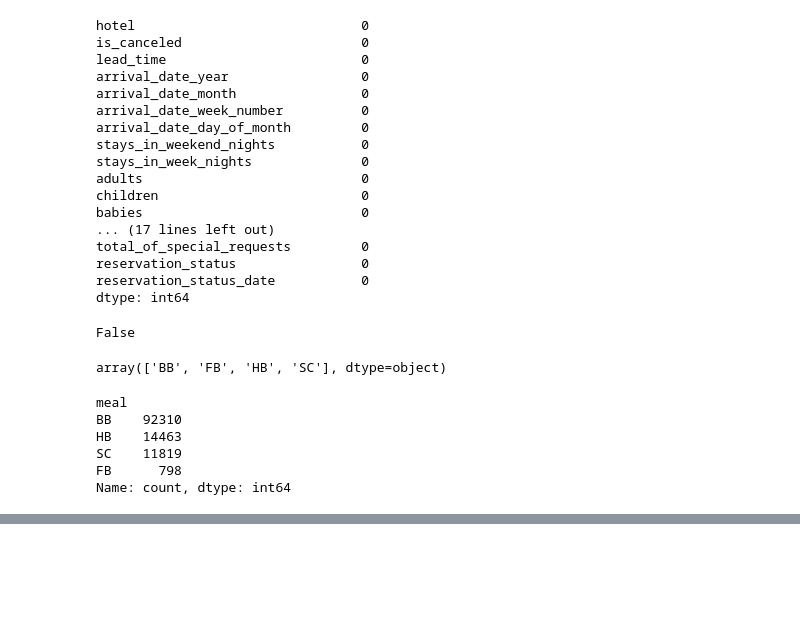
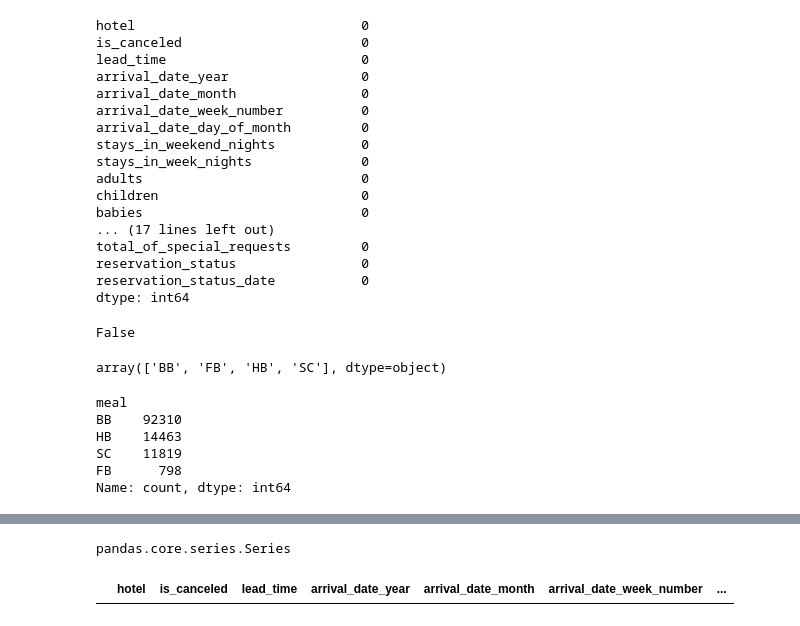
Before and after one commit to abhaygzb15/Hotel_Data_Analytics, a Jupyter notebook: Project1_hotelbookings/Hotel_Bookings_Data_Analytics.ipynb, the cells around one changed output, grey strips where cells are left out. Cells and saved outputs as stored; diff of their text form; code cells hidden in the pictures; blank space fills up the shorter version.

```diff
--- a/Project1_hotelbookings/Hotel_Bookings_Data_Analytics.ipynb
+++ b/Project1_hotelbookings/Hotel_Bookings_Data_Analytics.ipynb
@@ -302,0 +314,2 @@ Name: count, dtype: int64
+# %%
+delete_zero_guests=(df['adults']==0)&(df['children']==0)&(df['babies']==0)
@@ -302,0 +331,12 @@ Name: count, dtype: int64
+# %%
+type(delete_zero_guests)
+# %% [output]
+pandas.core.series.Series
+# %%
+# for deletion of data using not operator
+data=df[~delete_zero_guests]
+# %%
+subset_guests=data[(data['adults']==0)&(data['children']==0)&(data['babies']==0)]
+subset_guests
+# %% [output]
+|  | hotel | is_canceled | lead_time | arrival_date_year | arrival_date_month | arrival_date_week_number | ... |
```
Also changed, not shown: parts of 9 cells of this notebook.
